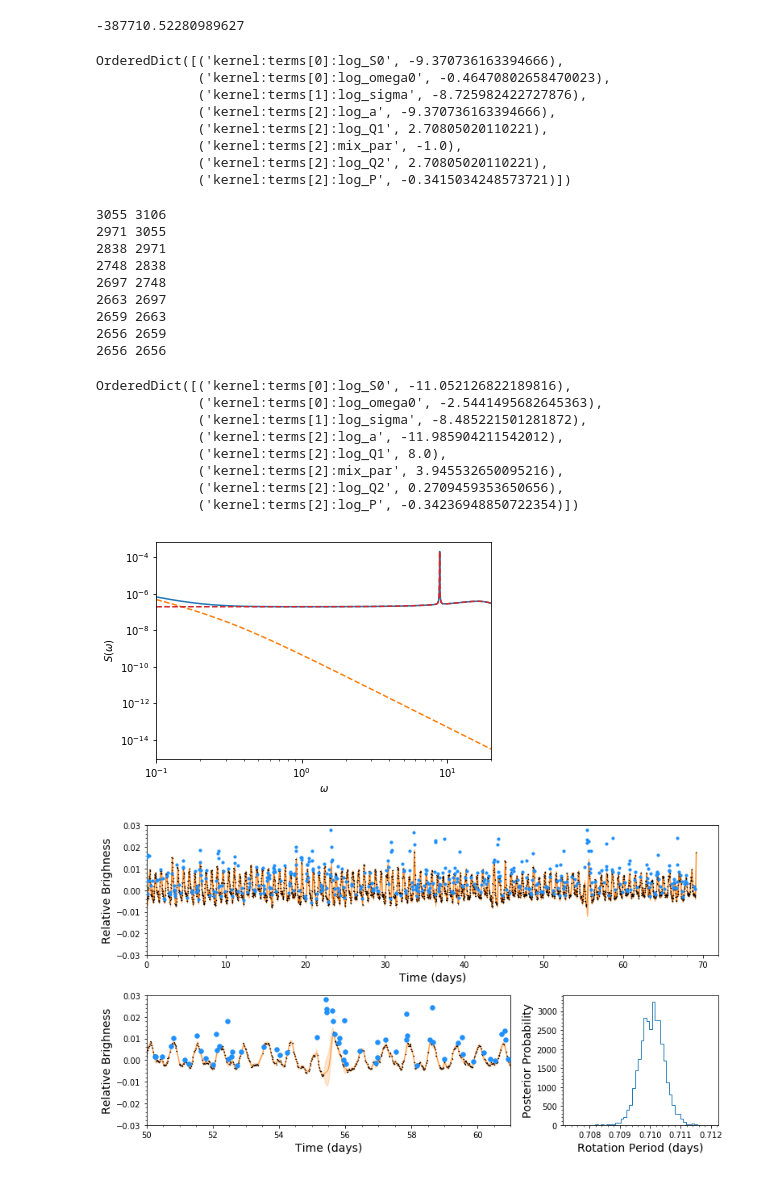
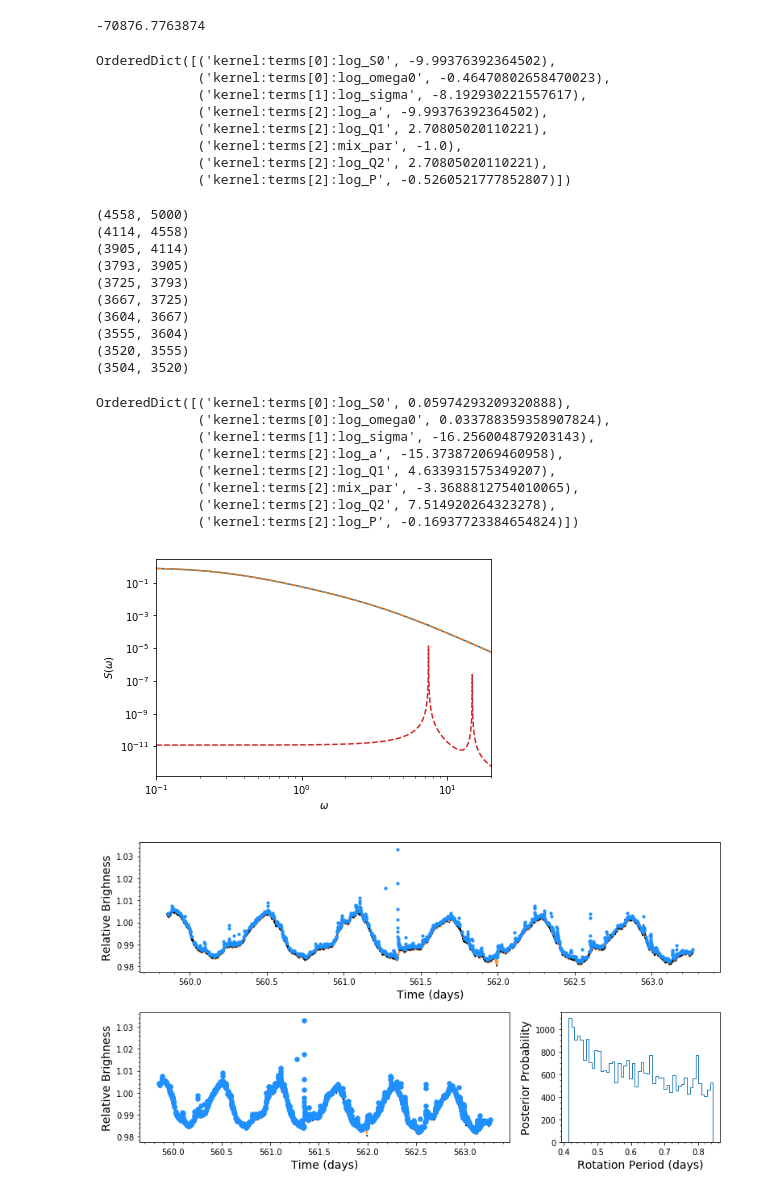
Before and after one commit to ernewton/flareninja, a Jupyter notebook: gpmodel/toms_gp_example.ipynb, the cells around one changed output. Saved outputs shown, nothing was run; the diff lists cells and outputs as text; code cells hidden in the pictures.

```diff
--- a/gpmodel/toms_gp_example.ipynb
+++ b/gpmodel/toms_gp_example.ipynb
@@ -13,3 +13,6 @@ import celerite
 from celerite import terms
 
 from gp import get_rotation_gp
+from astropy.io import fits
+
+do_kep = True
@@ -18,3 +19,23 @@ t, y, yerr = np.genfromtxt('example_star.csv', delimiter=',', unpack=True)
+# %%
+t, y, yerr = np.genfromtxt('example_star.csv', delimiter=',', unpack=True)
+name = 'example'
+
+if do_kep:
+    f = fits.open('../data/kplr009726699-2010203174610_slc.fits')
+    hdu_data = f[1].data
+    fin = np.isfinite(hdu_data["sap_flux"]*hdu_data["sap_flux_err"])
+
+    t = hdu_data["time"][fin]
+    y = hdu_data["sap_flux"][fin]/np.nanmedian(hdu_data["sap_flux"])
+    yerr = hdu_data["sap_flux_err"][fin]/np.nanmedian(hdu_data["sap_flux"])
+
+    ninc = 5000
+    rand = np.random.randint(0,len(t)-ninc)
+    t = t[rand:rand+ninc]
+    y = y[rand:rand+ninc]
+    yerr = yerr[rand:rand+ninc]
+
+    name = f[0].header['OBJECT'].replace(' ','')
 # %%
 # Do some aggressive sigma clipping
 m = np.ones(len(t), dtype=bool)
@@ -64,15 +85,15 @@ gp.compute(t, yerr)
 print(gp.log_likelihood(y))
 gp.get_parameter_dict()
 # %% [output]
--387710.52280989627
+-70876.7763874
-OrderedDict([('kernel:terms[0]:log_S0', -9.370736163394666),
+OrderedDict([('kernel:terms[0]:log_S0', -9.99376392364502),
              ('kernel:terms[0]:log_omega0', -0.46470802658470023),
-             ('kernel:terms[1]:log_sigma', -8.725982422727876),
-             ('kernel:terms[2]:log_a', -9.370736163394666),
+             ('kernel:terms[1]:log_sigma', -8.192930221557617),
+             ('kernel:terms[2]:log_a', -9.99376392364502),
              ('kernel:terms[2]:log_Q1', 2.70805020110221),
              ('kernel:terms[2]:mix_par', -1.0),
              ('kernel:terms[2]:log_Q2', 2.70805020110221),
-             ('kernel:terms[2]:log_P', -0.3415034248573721)])
+             ('kernel:terms[2]:log_P', -0.5260521777852807)])
 # %%
 def neg_log_like(params, y, gp, m):
     gp.set_parameter_vector(params)
@@ -109,23 +130,24 @@ gp.compute(fit_t, fit_yerr)
 gp.log_likelihood(fit_y)
 gp.get_parameter_dict()
 # %% [output]
-3055 3106
-2971 3055
-2838 2971
-2748 2838
-2697 2748
-2663 2697
-2659 2663
-2656 2659
-2656 2656
+(4558, 5000)
+(4114, 4558)
+(3905, 4114)
+(3793, 3905)
+(3725, 3793)
+(3667, 3725)
+(3604, 3667)
+(3555, 3604)
+(3520, 3555)
+(3504, 3520)
-OrderedDict([('kernel:terms[0]:log_S0', -11.052126822189816),
-             ('kernel:terms[0]:log_omega0', -2.5441495682645363),
-             ('kernel:terms[1]:log_sigma', -8.485221501281872),
-             ('kernel:terms[2]:log_a', -11.985904211542012),
-             ('kernel:terms[2]:log_Q1', 8.0),
-             ('kernel:terms[2]:mix_par', 3.945532650095216),
-             ('kernel:terms[2]:log_Q2', 0.2709459353650656),
-             ('kernel:terms[2]:log_P', -0.34236948850722354)])
+OrderedDict([('kernel:terms[0]:log_S0', 0.05974293209320888),
+             ('kernel:terms[0]:log_omega0', 0.033788359358907824),
+             ('kernel:terms[1]:log_sigma', -16.256004879203143),
+             ('kernel:terms[2]:log_a', -15.373872069460958),
+             ('kernel:terms[2]:log_Q1', 4.633931575349207),
+             ('kernel:terms[2]:mix_par', -3.3688812754010065),
+             ('kernel:terms[2]:log_Q2', 7.514920264323278),
+             ('kernel:terms[2]:log_P', -0.16937723384654824)])
 # %%
 omega = np.exp(np.linspace(np.log(0.1), np.log(20), 5000))
 psd = gp.kernel.get_psd(omega)
@@ -140,7 +162,7 @@ plt.xlim(omega[0], omega[-1])
 plt.xlabel("$\omega$")
 plt.ylabel("$S(\omega)$");
 # %% [output]
-[figure, old version]
+[figure, new version]
 # %%
 def log_prob(params):
     gp.set_parameter_vector(params)
@@ -192,43 +214,43 @@ ax1.scatter(t_orig[np.in1d(y_orig,fit_y, invert=True)],
 ax1.plot(t_orig, mu, color=color, alpha=0.8, lw=1)
 ax1.fill_between(t_orig, mu+std*3, mu-std*3, alpha=0.2, color=color)
 
-ax1.set_ylim(-0.03,0.03)
-ax1.set_xlim(50,61)
+#ax1.set_ylim(-0.03,0.03)
+#ax1.set_xlim(50,61)
 ax1.set_xlabel('Time (days)', fontsize=14)
 ax1.set_ylabel('Relative Brighness', fontsize=14)
 
 
 ax2.hist(np.exp(sampler.flatchain[:, 7]), 50, histtype="step")
 ax2.set_xlabel('Rotation Period (days)', fontsize=14)
 ax2.set_ylabel('Posterior Probability', fontsize=14)
 
 axtop.errorbar(t_orig, y_orig,
                yerr=yerr_orig, fmt=".k", capsize=0,
                ms =1)
 
 axtop.plot(t_orig, mu, color=color, alpha=1.0, lw=1)
 axtop.fill_between(t_orig, mu+std*3, mu-std*3, alpha=0.5, color=color)
 
 axtop.scatter(t_orig[np.in1d(y_orig,fit_y, invert=True)],
               y_orig[np.in1d(y_orig,fit_y, invert=True)], s=10,
               color='dodgerblue', zorder=100)
 # axtop.plot(t_orig,
 #               np.where(np.in1d(y_orig,fit_y, invert=True), y_orig, np.nan), 'o-', ms=3,
 #               color='dodgerblue', zorder=100)
 
 
-axtop.set_ylim(-0.03,0.03)
-axtop.set_xlim(0,72)
+#axtop.set_ylim(-0.03,0.03)
+#axtop.set_xlim(0,72)
 axtop.set_xlabel('Time (days)', fontsize=14)
 axtop.set_ylabel('Relative Brighness', fontsize=14)
 
 ax1.minorticks_on()
 ax2.minorticks_on()
 axtop.minorticks_on()
 
 fig.tight_layout()
 # %% [output]
-[figure, old version]
+[figure, new version]
 # %%
 fig = plt.figure(figsize=[11,6])
 
```
Also changed, not shown: parts of 6 cells of this notebook, 1 other file.
